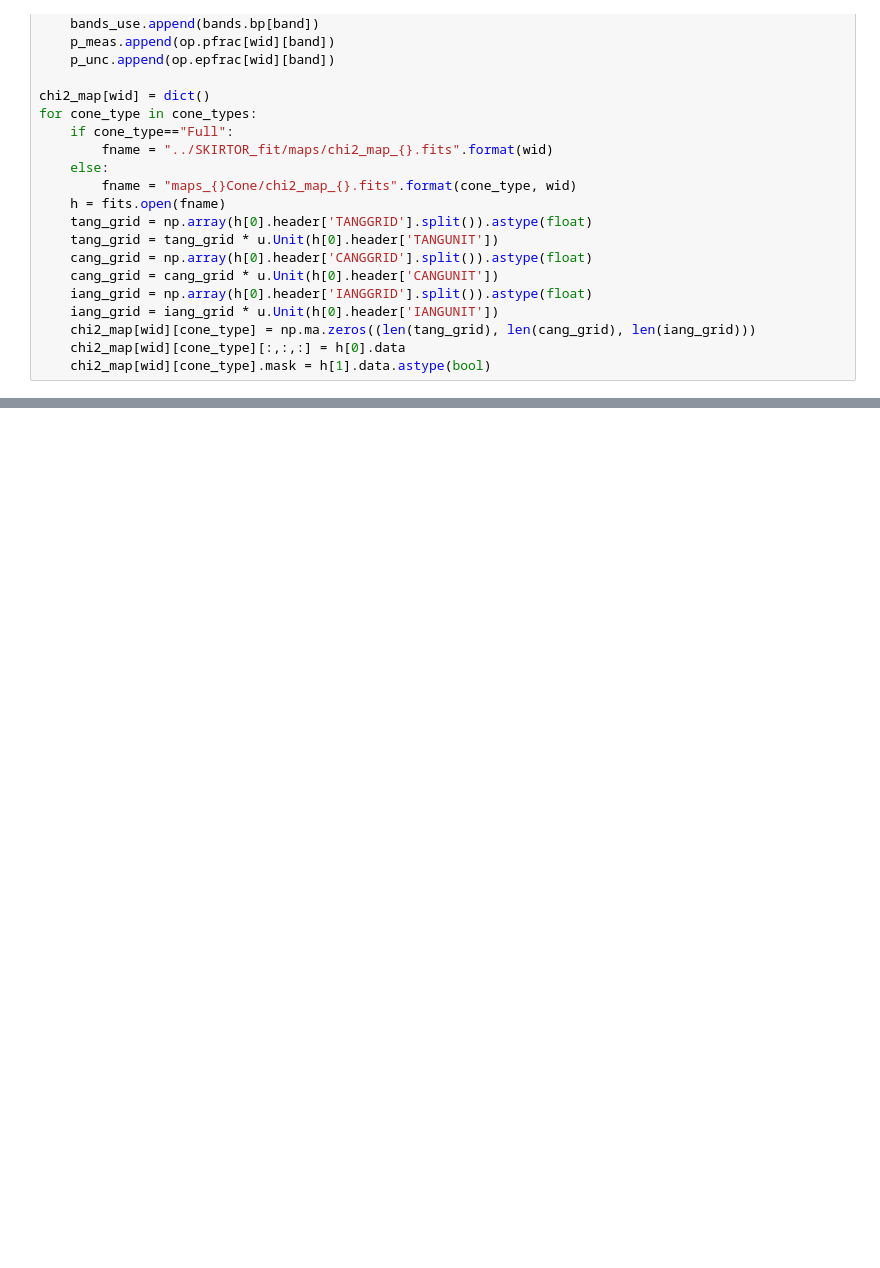
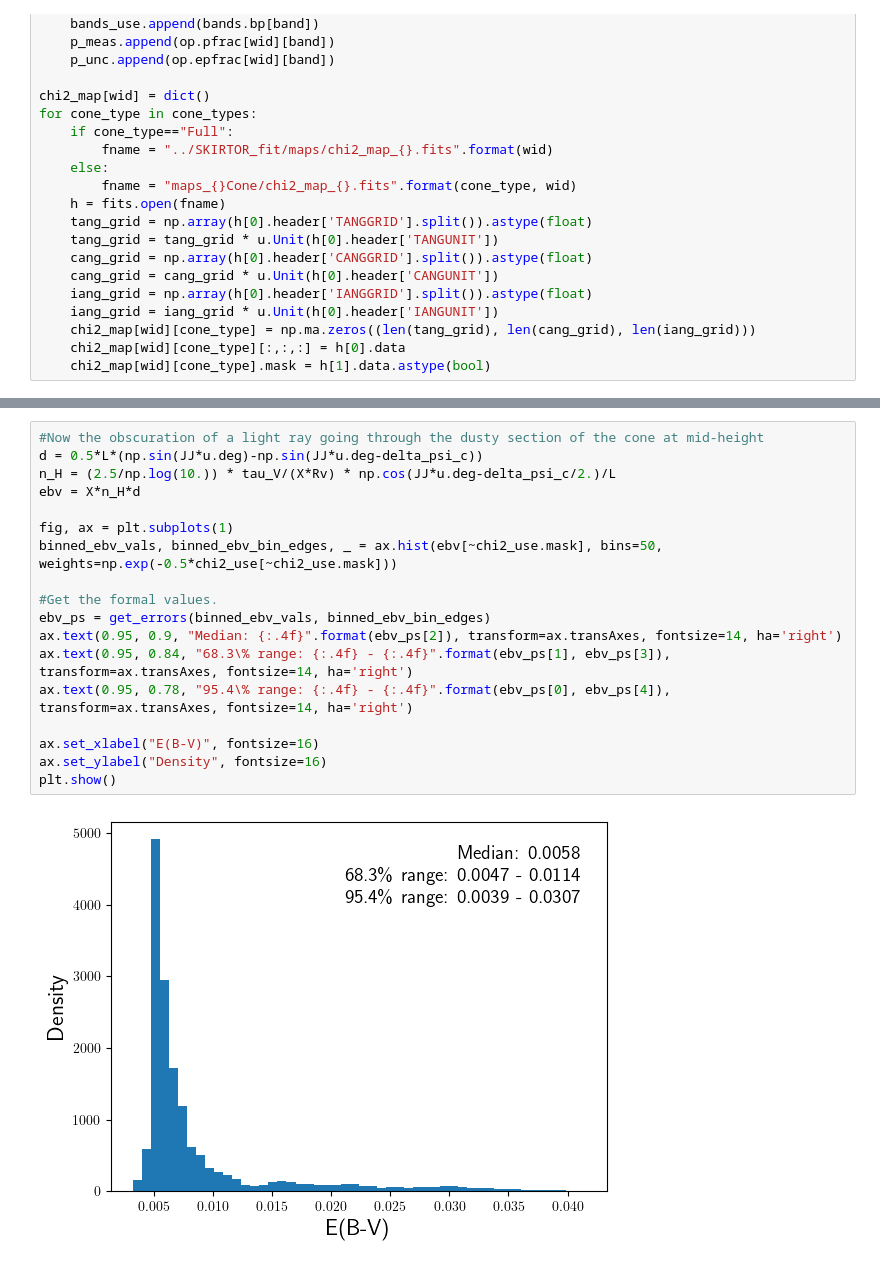
Before and after one commit to rjassef/Impol_BHDs_repo, a Jupyter notebook: plots/SKIRTOR_fit_onesided/gas_mass.ipynb, the cells around one changed output, grey strips where cells are left out. Drawn from its saved outputs; the diff is of its cells as text; blank space fills up the shorter version.

```diff
--- a/plots/SKIRTOR_fit_onesided/gas_mass.ipynb
+++ b/plots/SKIRTOR_fit_onesided/gas_mass.ipynb
@@ -167,3 +195,23 @@ print(np.percentile(ebv[~chi2_use.mask], [2.3, 15.85, 50., 84.15, 97.7]))
+# %%
+#Now the obscuration of a light ray going through the dusty section of the cone at mid-height
+d = 0.5*L*(np.sin(JJ*u.deg)-np.sin(JJ*u.deg-delta_psi_c))
+n_H = (2.5/np.log(10.)) * tau_V/(X*Rv) * np.cos(JJ*u.deg-delta_psi_c/2.)/L
+ebv = X*n_H*d
+
+fig, ax = plt.subplots(1)
+binned_ebv_vals, binned_ebv_bin_edges, _ = ax.hist(ebv[~chi2_use.mask], bins=50, weights=np.exp(-0.5*chi2_use[~chi2_use.mask]))
+
+#Get the formal values.
+ebv_ps = get_errors(binned_ebv_vals, binned_ebv_bin_edges)
+ax.text(0.95, 0.9, "Median: {:.4f}".format(ebv_ps[2]), transform=ax.transAxes, fontsize=14, ha='right')
+ax.text(0.95, 0.84, "68.3\% range: {:.4f} - {:.4f}".format(ebv_ps[1], ebv_ps[3]), transform=ax.transAxes, fontsize=14, ha='right')
+ax.text(0.95, 0.78, "95.4\% range: {:.4f} - {:.4f}".format(ebv_ps[0], ebv_ps[4]), transform=ax.transAxes, fontsize=14, ha='right')
+
+ax.set_xlabel("E(B-V)", fontsize=16)
+ax.set_ylabel("Density", fontsize=16)
+plt.show()
+# %% [output]
+[figure, added]
 # %%
 lMg_cumulative = np.cumsum(binned_lMg_vals)/np.sum(binned_lMg_vals)
 lMg_bin_centers = 0.5*(binned_lMg_bin_edges[1:] + binned_lMg_bin_edges[:-1])
```
Also changed, not shown: parts of 19 cells of this notebook.
